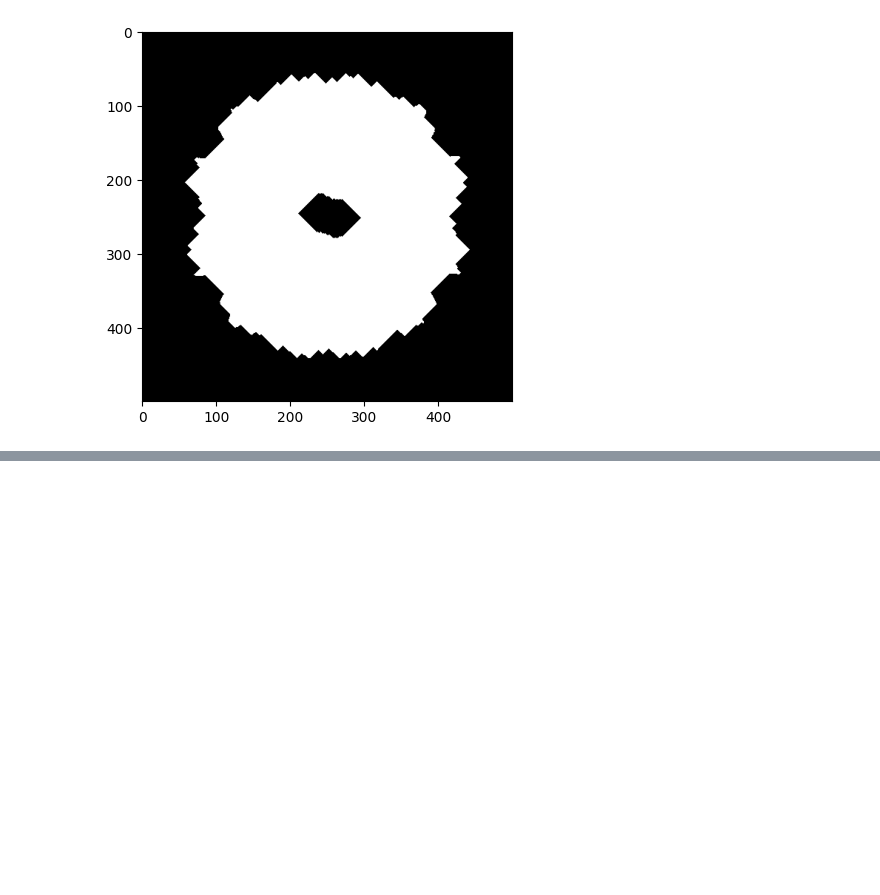
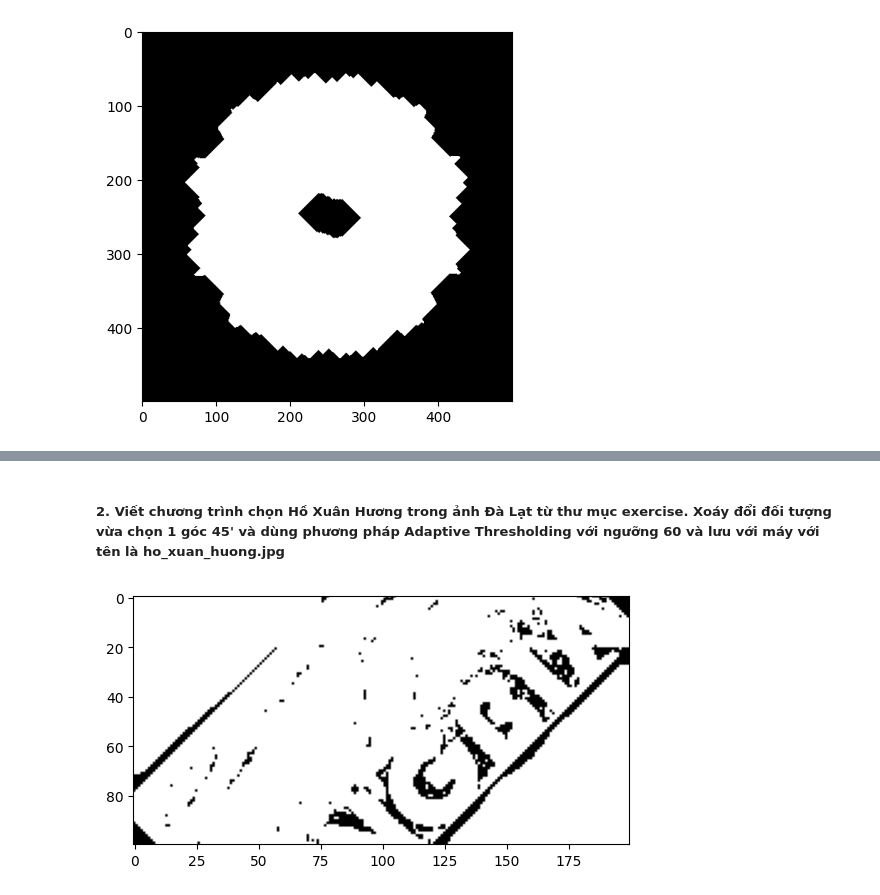
Before and after one commit to MyNameIsJeff2005/XuLyAnhSo, a Jupyter notebook: Lab6/BuoiLab4.ipynb, the cells around one changed output, grey strips where cells are left out. Drawn from its saved outputs; the diff is of its cells as text; code cells hidden in the pictures; blank space fills up the shorter version.

```diff
--- a/Lab6/BuoiLab4.ipynb
+++ b/Lab6/BuoiLab4.ipynb
@@ -163,0 +196,24 @@ plt.show()
+# %% [markdown]
+##### 2. Viết chương trình chọn Hồ Xuân Hương trong ảnh Đà Lạt từ thư mục exercise. Xoáy đổi đối tượng vừa chọn 1 góc 45' và dùng phương pháp Adaptive Thresholding với ngưỡng 60 và lưu với máy với tên là ho_xuan_huong.jpg
+# %%
+from PIL import Image
+import numpy as np
+import matplotlib.pyplot as plt
+import scipy.ndimage as nd
+from skimage.filters import threshold_local
+
+img = Image.open('exercise/dalat.jpg').convert('L')
+a = np.array(img)
+roi = a[220:320, 150:350]
+
+rotated = nd.rotate(roi, 45, reshape=False)
+
+thresh_img = threshold_local(rotated, 39, offset=60)
+mask = rotated > thresh_img
+
+out = Image.fromarray((mask * 255).astype(np.uint8))
+out.save('ho_xuan_huong.jpg')
+plt.imshow(out, cmap='gray')
+plt.show()
+# %% [output]
+[figure, added]
```
Also changed, not shown: parts of 10 cells of this notebook, 3 other files.
